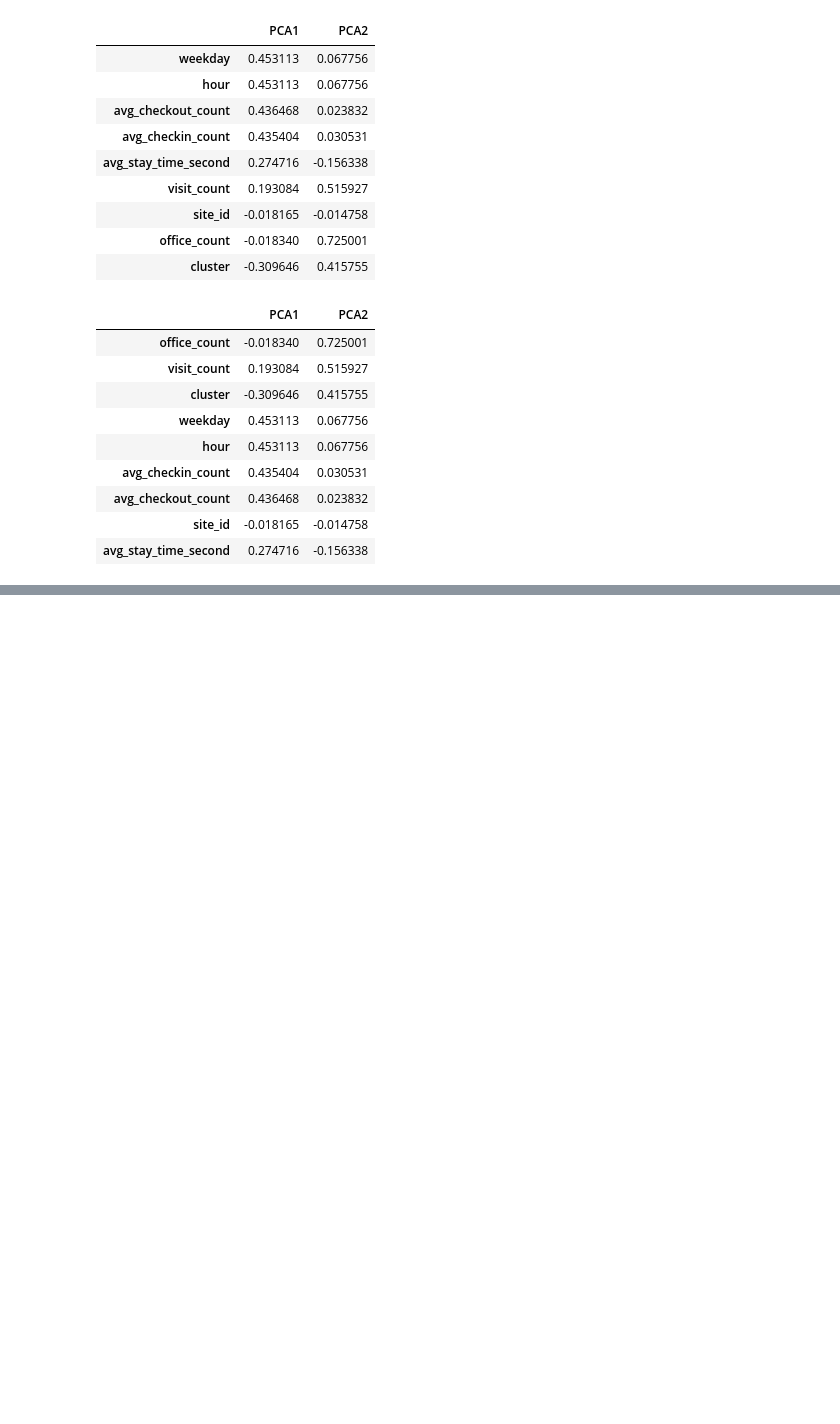
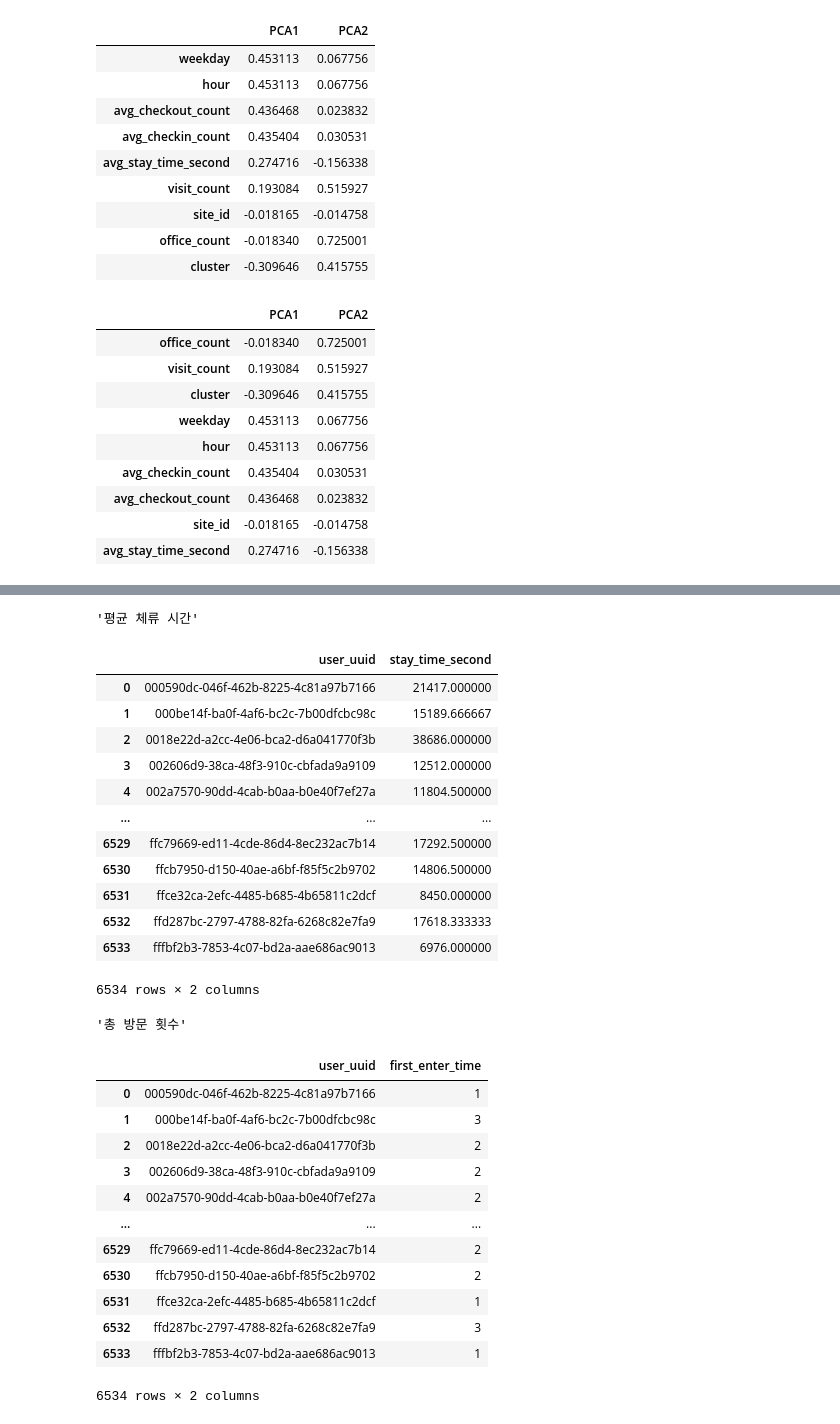
Before and after one commit to saeraniren/intermediate_project2, a Jupyter notebook: lwc_main.ipynb, the cells around one changed output, grey strips where cells are left out. Drawn from its saved outputs; the diff is of its cells as text; code cells hidden in the pictures; blank space fills up the shorter version.

```diff
--- a/lwc_main.ipynb
+++ b/lwc_main.ipynb
@@ -902,0 +963,80 @@ display(pca_components.T.sort_values(by='PCA2', ascending=False))  # PCA2에 영
+# %%
+# 지도학습에 선정한 독립변수 데이터 만들기
+# 해당 유저의 평균 체류 시간
+average_stay_time_second = trial_visit_info.groupby('user_uuid')['stay_time_second'].mean().reset_index()
+display('평균 체류 시간', average_stay_time_second)
+
+# 해당 유저의 총 방문 횟수
+total_visit_count = trial_visit_info.groupby('user_uuid')['first_enter_time'].size().reset_index()
+display('총 방문 횟수', total_visit_count)
+
+# 해당 유저의 출입한 총 횟수
+total_access_checkin_count = trial_access_log.groupby('user_uuid').agg(
+    total_checkin_count = ('checkin', lambda x: (x == 1).sum())
+).reset_index()
+display('access_log 기준 총 출입 횟수', total_access_checkin_count)
+
+# 해당 유저의 퇴장한 총 횟수
+total_access_checkout_count = trial_access_log.groupby('user_uuid').agg(
+    total_checkout_count = ('checkin', lambda x: (x == 2).sum())
+).reset_index()
+display('access_log 기준 총 퇴장 횟수', total_access_checkout_count)
+
+# 해당 유저가 자주 사용한 시간대
+most_time_user_used = trial_visit_info.groupby('user_uuid').agg(
+    most_time_average = ('first_enter_time', lambda x: (pd.to_datetime(x, format='mixed').dt.hour).mean())
+).reset_index()
+display('해당 유저가 자주 사용한 시간대', most_time_user_used)
+
+# 해당 유저가 방문 횟수에 따른 이용한 공유 오피스
+used_site = trial_visit_info.groupby('user_uuid')['site_id'].agg(list).reset_index()
+used_site['day1_site'] = used_site['site_id'].apply(lambda x: x[0])
+used_site['day2_site'] = used_site['site_id'].apply(lambda x: x[1] if len(x) > 1 else 0)
+used_site['day3_site'] = used_site['site_id'].apply(lambda x: x[2] if len(x) > 2 else 0)
+if 'site_id' in used_site.columns:
+    used_site.drop(labels='site_id', axis=1, inplace=True)
+display('해당 유저가 이용한 공유 오피스', used_site)
+
+# 해당 유저가 방문 횟수에 따른 이용한 공유 오피스의 평수
+used_site_area = trial_visit_info.groupby('user_uuid')['site_id'].agg(list).reset_index()
+used_site_area['day1_site_area'] = used_site['day1_site'].apply(
+    lambda x: site_area[site_area['site_id'] == x]['area_pyeong'].values[0] if not site_area[site_area['site_id'] == x].empty else 0
+)
+used_site_area['day2_site_area'] = used_site['day2_site'].apply(
+    lambda x: site_area[site_area['site_id'] == x]['area_pyeong'].values[0] if not site_area[site_area['site_id'] == x].empty else 0
+)
+used_site_area['day3_site_area'] = used_site['day3_site'].apply(
+    lambda x: site_area[site_area['site_id'] == x]['area_pyeong'].values[0] if not site_area[site_area['site_id'] == x].empty else 0
+)
+if 'site_id' in used_site_area.columns:
+    used_site_area.drop(labels='site_id', axis=1, inplace=True)
+display('해당 유저가 이용한 공유 오피스의 평수', used_site_area)
+# %% [output]
+'평균 체류 시간'
+|  | user_uuid | stay_time_second |
+| 0 | 000590dc-046f-462b-8225-4c81a97b7166 | 21417.000000 |
+| 1 | 000be14f-ba0f-4af6-bc2c-7b00dfcbc98c | 15189.666667 |
+| 2 | 0018e22d-a2cc-4e06-bca2-d6a041770f3b | 38686.000000 |
+| 3 | 002606d9-38ca-48f3-910c-cbfada9a9109 | 12512.000000 |
+| 4 | 002a7570-90dd-4cab-b0aa-b0e40f7ef27a | 11804.500000 |
+| ... | ... | ... |
+| 6529 | ffc79669-ed11-4cde-86d4-8ec232ac7b14 | 17292.500000 |
+| 6530 | ffcb7950-d150-40ae-a6bf-f85f5c2b9702 | 14806.500000 |
+| 6531 | ffce32ca-2efc-4485-b685-4b65811c2dcf | 8450.000000 |
+| 6532 | ffd287bc-2797-4788-82fa-6268c82e7fa9 | 17618.333333 |
+| 6533 | fffbf2b3-7853-4c07-bd2a-aae686ac9013 | 6976.000000 |
+6534 rows × 2 columns
+'총 방문 횟수'
+|  | user_uuid | first_enter_time |
+| 0 | 000590dc-046f-462b-8225-4c81a97b7166 | 1 |
+| 1 | 000be14f-ba0f-4af6-bc2c-7b00dfcbc98c | 3 |
+| 2 | 0018e22d-a2cc-4e06-bca2-d6a041770f3b | 2 |
+| 3 | 002606d9-38ca-48f3-910c-cbfada9a9109 | 2 |
+| 4 | 002a7570-90dd-4cab-b0aa-b0e40f7ef27a | 2 |
+| ... | ... | ... |
+| 6529 | ffc79669-ed11-4cde-86d4-8ec232ac7b14 | 2 |
+| 6530 | ffcb7950-d150-40ae-a6bf-f85f5c2b9702 | 2 |
+| 6531 | ffce32ca-2efc-4485-b685-4b65811c2dcf | 1 |
+| 6532 | ffd287bc-2797-4788-82fa-6268c82e7fa9 | 3 |
+| 6533 | fffbf2b3-7853-4c07-bd2a-aae686ac9013 | 1 |
+6534 rows × 2 columns
```
Also changed, not shown: parts of 17 cells of this notebook.
